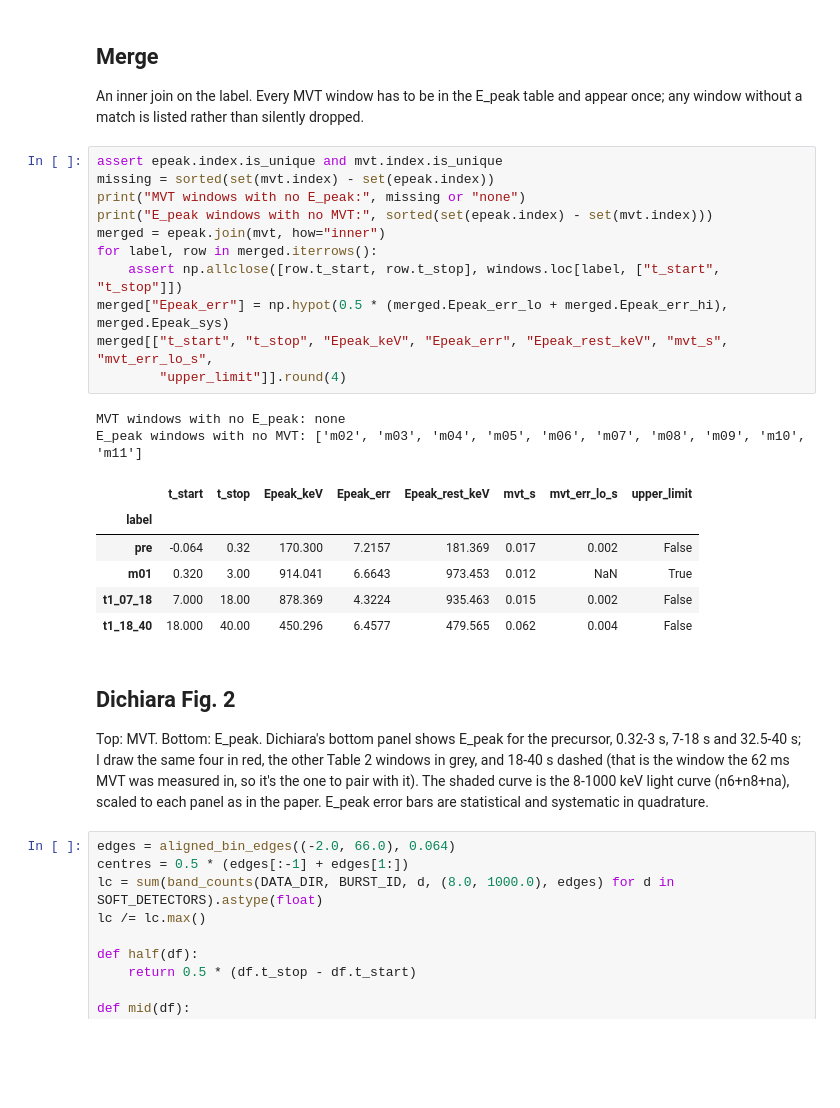
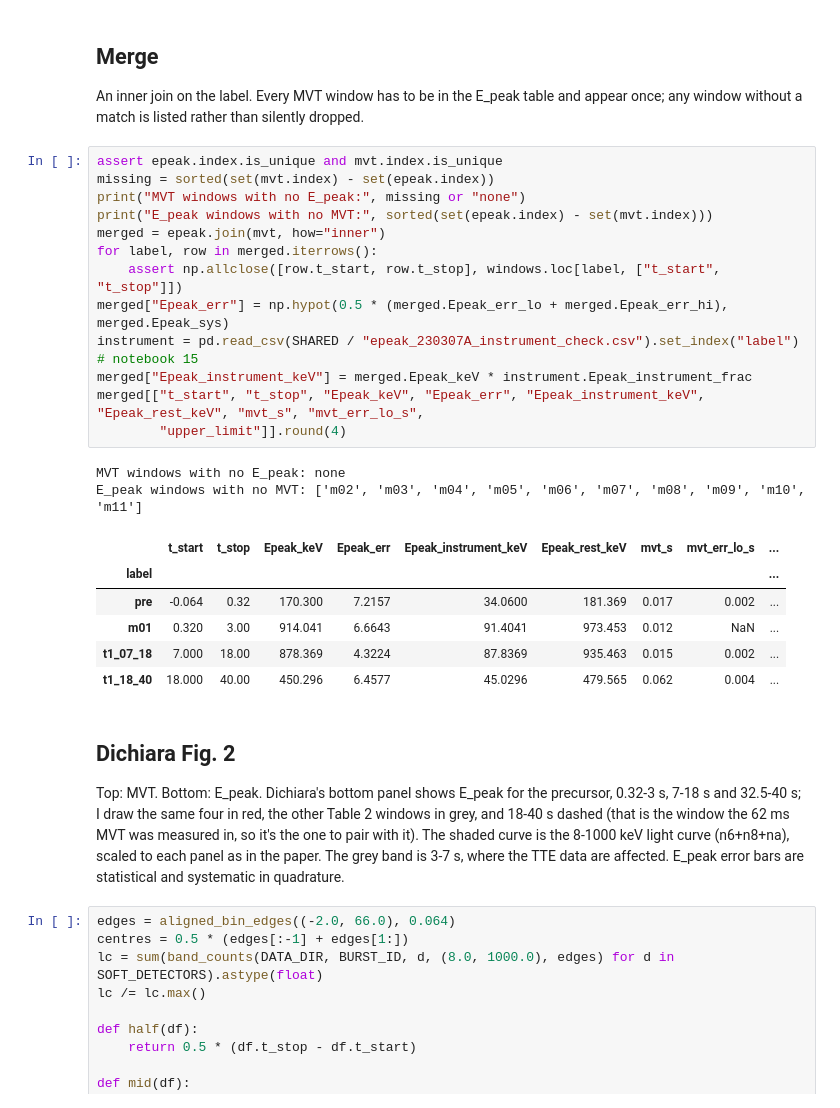
Before and after one commit to idbl2004/mphys-project, a Jupyter notebook: ignacio/13_epeak_mvt_merge.ipynb, the cells around one changed output. Cells and saved outputs as stored; diff of their text form; blank space fills up the shorter version.

```diff
--- a/ignacio/13_epeak_mvt_merge.ipynb
+++ b/ignacio/13_epeak_mvt_merge.ipynb
@@ -42,31 +42,33 @@ without a match is listed rather than silently dropped.
 # %%
 assert epeak.index.is_unique and mvt.index.is_unique
 missing = sorted(set(mvt.index) - set(epeak.index))
 print("MVT windows with no E_peak:", missing or "none")
 print("E_peak windows with no MVT:", sorted(set(epeak.index) - set(mvt.index)))
 merged = epeak.join(mvt, how="inner")
 for label, row in merged.iterrows():
     assert np.allclose([row.t_start, row.t_stop], windows.loc[label, ["t_start", "t_stop"]])
 merged["Epeak_err"] = np.hypot(0.5 * (merged.Epeak_err_lo + merged.Epeak_err_hi), merged.Epeak_sys)
-merged[["t_start", "t_stop", "Epeak_keV", "Epeak_err", "Epeak_rest_keV", "mvt_s", "mvt_err_lo_s",
+instrument = pd.read_csv(SHARED / "epeak_230307A_instrument_check.csv").set_index("label")     # notebook 15
+merged["Epeak_instrument_keV"] = merged.Epeak_keV * instrument.Epeak_instrument_frac
+merged[["t_start", "t_stop", "Epeak_keV", "Epeak_err", "Epeak_instrument_keV", "Epeak_rest_keV", "mvt_s", "mvt_err_lo_s",
         "upper_limit"]].round(4)
 # %% [output]
 MVT windows with no E_peak: none
 E_peak windows with no MVT: ['m02', 'm03', 'm04', 'm05', 'm06', 'm07', 'm08', 'm09', 'm10', 'm11']
-|  | t_start | t_stop | Epeak_keV | Epeak_err | Epeak_rest_keV | mvt_s | mvt_err_lo_s | upper_limit |
-| label |  |  |  |  |  |  |  |  |
-| pre | -0.064 | 0.32 | 170.300 | 7.2157 | 181.369 | 0.017 | 0.002 | False |
-| m01 | 0.320 | 3.00 | 914.041 | 6.6643 | 973.453 | 0.012 | NaN | True |
-| t1_07_18 | 7.000 | 18.00 | 878.369 | 4.3224 | 935.463 | 0.015 | 0.002 | False |
-| t1_18_40 | 18.000 | 40.00 | 450.296 | 6.4577 | 479.565 | 0.062 | 0.004 | False |
+|  | t_start | t_stop | Epeak_keV | Epeak_err | Epeak_instrument_keV | Epeak_rest_keV | mvt_s | mvt_err_lo_s | ... |
+| label |  |  |  |  |  |  |  |  | ... |
+| pre | -0.064 | 0.32 | 170.300 | 7.2157 | 34.0600 | 181.369 | 0.017 | 0.002 | ... |
+| m01 | 0.320 | 3.00 | 914.041 | 6.6643 | 91.4041 | 973.453 | 0.012 | NaN | ... |
+| t1_07_18 | 7.000 | 18.00 | 878.369 | 4.3224 | 87.8369 | 935.463 | 0.015 | 0.002 | ... |
+| t1_18_40 | 18.000 | 40.00 | 450.296 | 6.4577 | 45.0296 | 479.565 | 0.062 | 0.004 | ... |
 # %% [markdown]
 ## Dichiara Fig. 2
 
 Top: MVT. Bottom: E_peak. Dichiara's bottom panel shows E_peak for the precursor, 0.32-3 s, 7-18 s and
 32.5-40 s; I draw the same four in red, the other Table 2 windows in grey, and 18-40 s dashed (that is the window
 the 62 ms MVT was measured in, so it's the one to pair with it). The shaded curve is the 8-1000 keV light curve
-(n6+n8+na), scaled to each panel as in the paper. E_peak error bars are statistical and systematic in
-quadrature.
+(n6+n8+na), scaled to each panel as in the paper. The grey band is 3-7 s, where the TTE data are affected. E_peak error
+bars are statistical and systematic in quadrature.
 # %%
 edges = aligned_bin_edges((-2.0, 66.0), 0.064)
 centres = 0.5 * (edges[:-1] + edges[1:])
```
Also changed, not shown: parts of 3 cells of this notebook, 22 other files.
